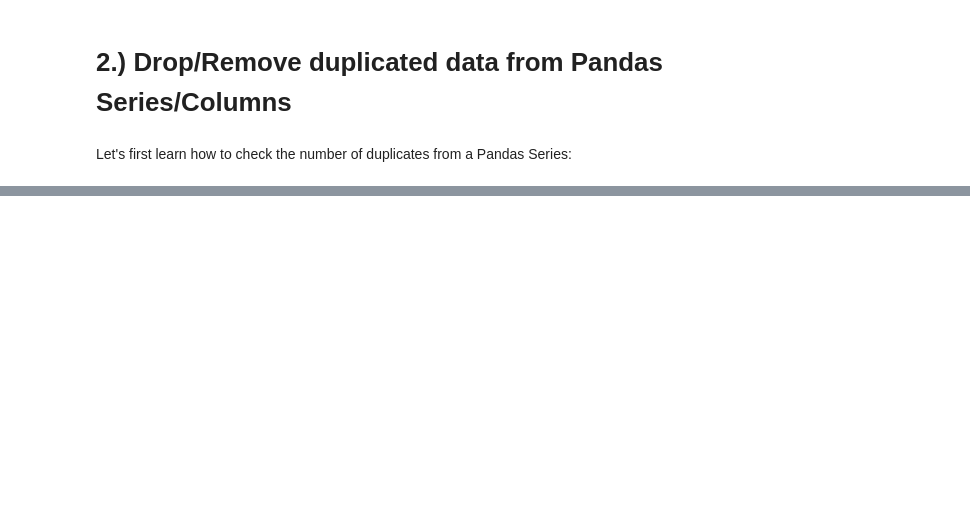
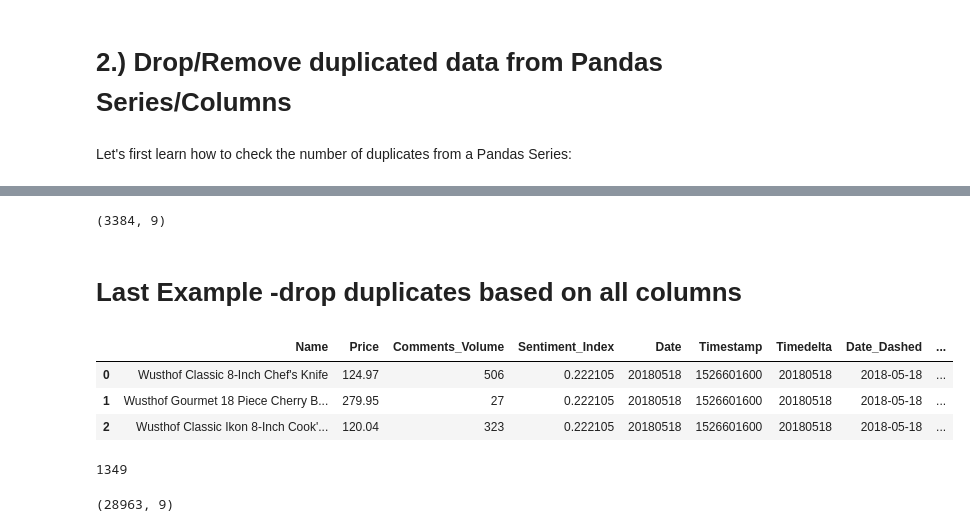
Before and after one commit to Frankdew1995/Python_Cookbook, a Jupyter notebook: 20-Data-Analysis-With-Pandas-Openpyxl/20-04-Pandas-Cookbook-Chapter-03.ipynb, the cells around one changed output, grey strips where cells are left out. Cells and saved outputs as stored; diff of their text form; code cells hidden in the pictures; blank space fills up the shorter version.

```diff
--- a/20-Data-Analysis-With-Pandas-Openpyxl/20-04-Pandas-Cookbook-Chapter-03.ipynb
+++ b/20-Data-Analysis-With-Pandas-Openpyxl/20-04-Pandas-Cookbook-Chapter-03.ipynb
@@ -42,0 +132,20 @@ Name: Name, Length: 30312, dtype: bool
+# %%
+dff.shape
+# %% [output]
+(3384, 9)
+# %% [markdown]
+# Last Example -drop duplicates based on all columns
+# %%
+ddf = pd.read_excel("Wusthof.xlsx", sheet_name=0)
+# %%
+
+ddf.head(3)
+# %% [output]
+|  | Name | Price | Comments_Volume | Sentiment_Index | Date | Timestamp | Timedelta | Date_Dashed | ... |
+| 0 | Wusthof Classic 8-Inch Chef's Knife | 124.97 | 506 | 0.222105 | 20180518 | 1526601600 | 20180518 | 2018-05-18 | ... |
+| 1 | Wusthof Gourmet 18 Piece Cherry B... | 279.95 | 27 | 0.222105 | 20180518 | 1526601600 | 20180518 | 2018-05-18 | ... |
+| 2 | Wusthof Classic Ikon 8-Inch Cook'... | 120.04 | 323 | 0.222105 | 20180518 | 1526601600 | 20180518 | 2018-05-18 | ... |
+# %%
+ddf.duplicated().sum()
+# %% [output]
+1349
@@ -42,0 +154,4 @@ Name: Name, Length: 30312, dtype: bool
+# %%
+ddf.shape
+# %% [output]
+(28963, 9)
```
Also changed, not shown: parts of 22 cells of this notebook, 1 other file.
